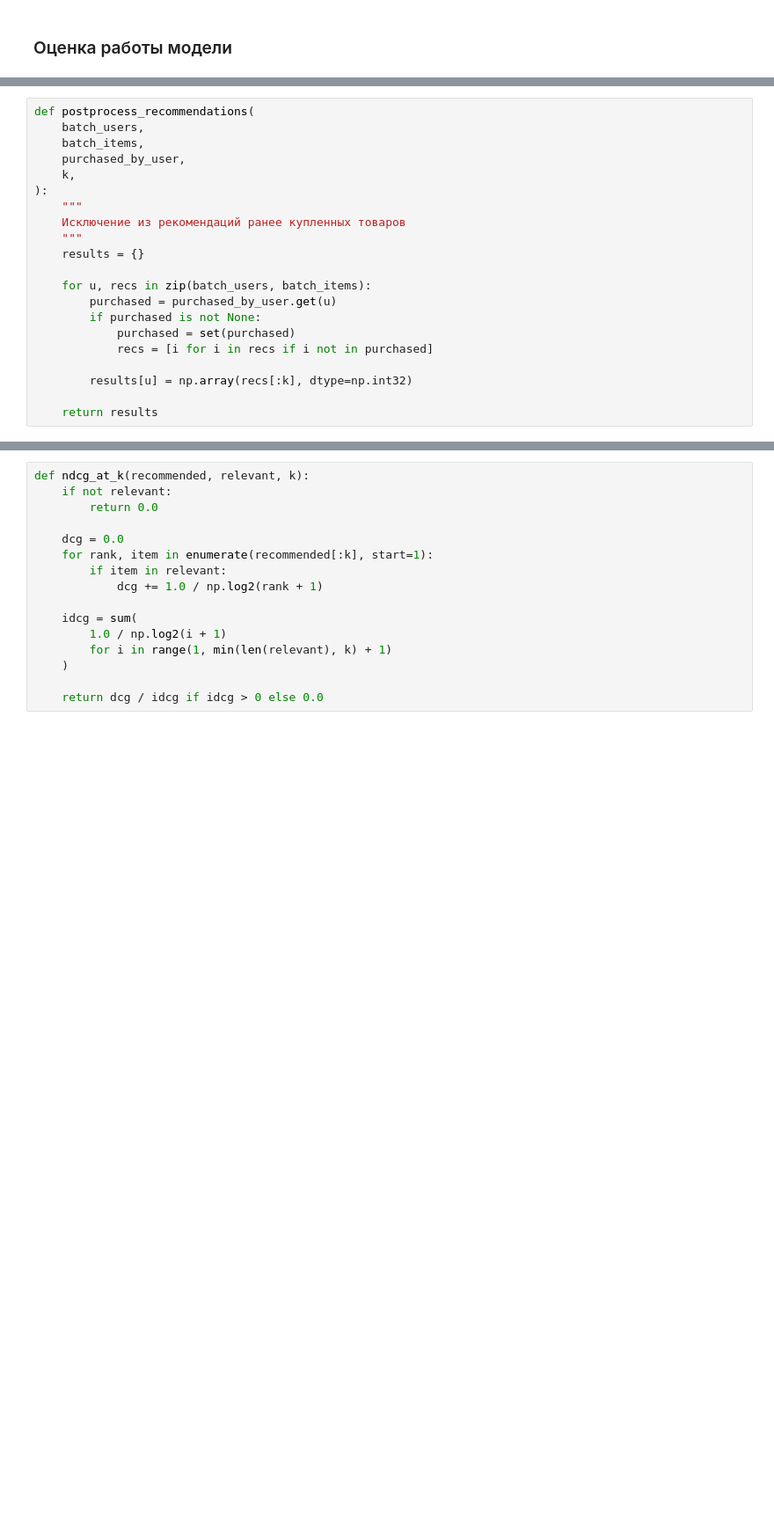
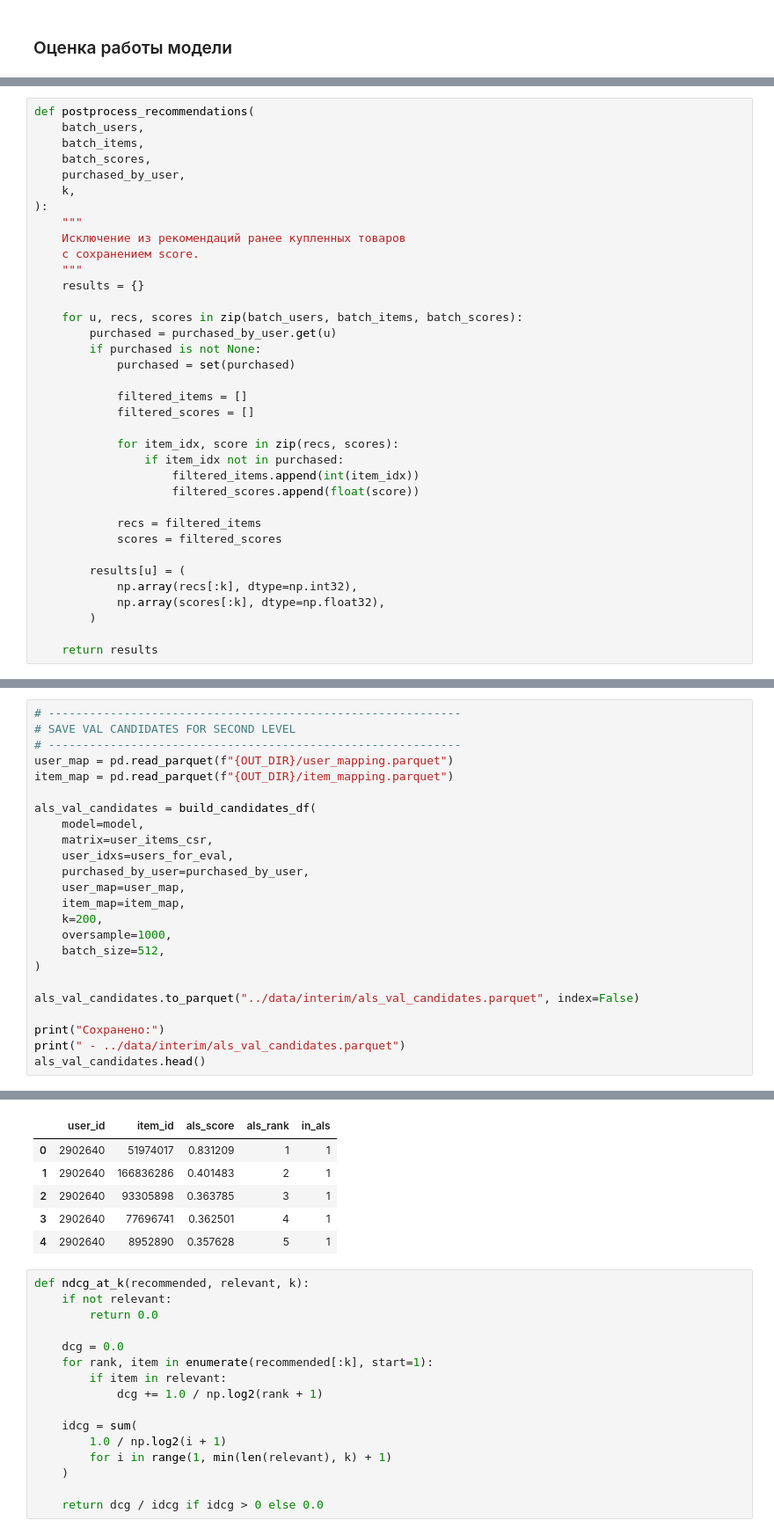
Before and after one commit to Denis-R-V/Ozon_RecSys, a Jupyter notebook: notebooks/3_ALS.ipynb, the cells around one changed output, grey strips where cells are left out. Shown at 88% size. Saved outputs shown, nothing was run; the diff lists cells and outputs as text; blank space fills up the shorter version.

```diff
--- a/notebooks/3_ALS.ipynb
+++ b/notebooks/3_ALS.ipynb
@@ -721,20 +758,35 @@ def batch_recommend_no_filter(
 def postprocess_recommendations(
     batch_users,
     batch_items,
+    batch_scores,
     purchased_by_user,
     k,
 ):
     """
     Исключение из рекомендаций ранее купленных товаров
+    с сохранением score.
     """
     results = {}
 
-    for u, recs in zip(batch_users, batch_items):
+    for u, recs, scores in zip(batch_users, batch_items, batch_scores):
         purchased = purchased_by_user.get(u)
         if purchased is not None:
             purchased = set(purchased)
-            recs = [i for i in recs if i not in purchased]
 
-        results[u] = np.array(recs[:k], dtype=np.int32)
+            filtered_items = []
+            filtered_scores = []
+
+            for item_idx, score in zip(recs, scores):
+                if item_idx not in purchased:
+                    filtered_items.append(int(item_idx))
+                    filtered_scores.append(float(score))
+
+            recs = filtered_items
+            scores = filtered_scores
+
+        results[u] = (
+            np.array(recs[:k], dtype=np.int32),
+            np.array(scores[:k], dtype=np.float32),
+        )
 
     return results
@@ -740,0 +873,25 @@ def postprocess_recommendations(
+# %%
+# ------------------------------------------------------------
+# SAVE VAL CANDIDATES FOR SECOND LEVEL
+# ------------------------------------------------------------
+user_map = pd.read_parquet(f"{OUT_DIR}/user_mapping.parquet")
+item_map = pd.read_parquet(f"{OUT_DIR}/item_mapping.parquet")
+
+als_val_candidates = build_candidates_df(
+    model=model,
+    matrix=user_items_csr,
+    user_idxs=users_for_eval,
+    purchased_by_user=purchased_by_user,
+    user_map=user_map,
+    item_map=item_map,
+    k=200,
+    oversample=1000,
+    batch_size=512,
+)
+
+als_val_candidates.to_parquet("../data/interim/als_val_candidates.parquet", index=False)
+
+print("Сохранено:")
+print(" - ../data/interim/als_val_candidates.parquet")
+als_val_candidates.head()
+# %% [output]
@@ -741,3 +900,9 @@ def postprocess_recommendations(
+|  | user_id | item_id | als_score | als_rank | in_als |
+| 0 | 2902640 | 51974017 | 0.831209 | 1 | 1 |
+| 1 | 2902640 | 166836286 | 0.401483 | 2 | 1 |
+| 2 | 2902640 | 93305898 | 0.363785 | 3 | 1 |
+| 3 | 2902640 | 77696741 | 0.362501 | 4 | 1 |
+| 4 | 2902640 | 8952890 | 0.357628 | 5 | 1 |
 # %%
 def ndcg_at_k(recommended, relevant, k):
     if not relevant:
```
Also changed, not shown: parts of 21 cells of this notebook, 3 other files.
